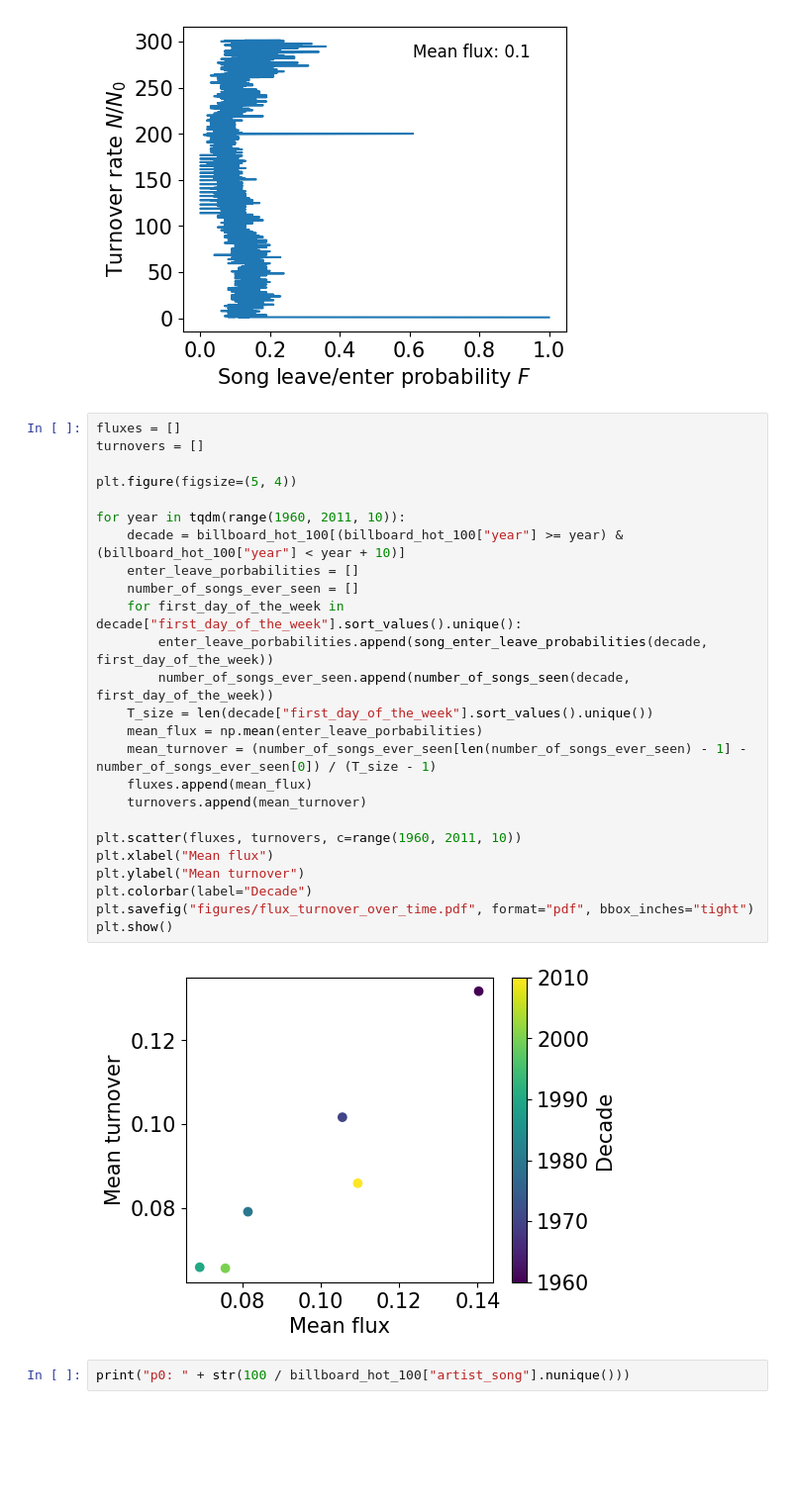
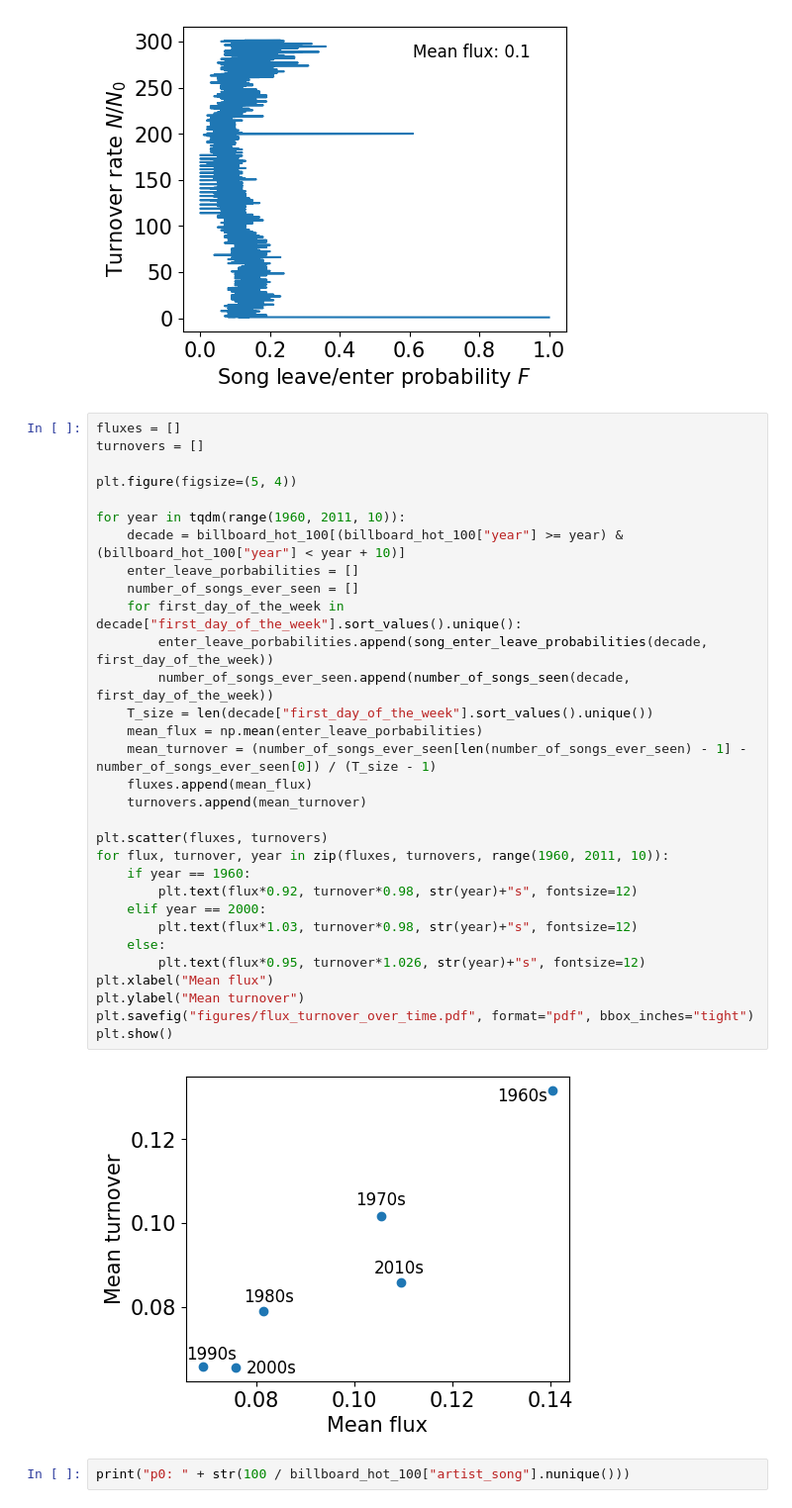
Before and after one commit to martalech/pop_charts_dynamics, a Jupyter notebook: ranking_dynamics_analysis.ipynb, the cells around one changed output. Shown at 99% size. Saved outputs shown, nothing was run; the diff lists cells and outputs as text; blank space fills up the shorter version.

Commit message:
Updated figures

```diff
--- a/ranking_dynamics_analysis.ipynb
+++ b/ranking_dynamics_analysis.ipynb
@@ -92,30 +92,36 @@ plt.show()
 # %%
 fluxes = []
 turnovers = []
 
 plt.figure(figsize=(5, 4))
 
 for year in tqdm(range(1960, 2011, 10)):
     decade = billboard_hot_100[(billboard_hot_100["year"] >= year) & (billboard_hot_100["year"] < year + 10)]
     enter_leave_porbabilities = []
     number_of_songs_ever_seen = []
     for first_day_of_the_week in decade["first_day_of_the_week"].sort_values().unique():
         enter_leave_porbabilities.append(song_enter_leave_probabilities(decade, first_day_of_the_week))
         number_of_songs_ever_seen.append(number_of_songs_seen(decade, first_day_of_the_week))
     T_size = len(decade["first_day_of_the_week"].sort_values().unique())
     mean_flux = np.mean(enter_leave_porbabilities)
     mean_turnover = (number_of_songs_ever_seen[len(number_of_songs_ever_seen) - 1] - number_of_songs_ever_seen[0]) / (T_size - 1)
     fluxes.append(mean_flux)
     turnovers.append(mean_turnover)
 
-plt.scatter(fluxes, turnovers, c=range(1960, 2011, 10))
+plt.scatter(fluxes, turnovers)
+for flux, turnover, year in zip(fluxes, turnovers, range(1960, 2011, 10)):
+    if year == 1960:
+        plt.text(flux*0.92, turnover*0.98, str(year)+"s", fontsize=12)
+    elif year == 2000:
+        plt.text(flux*1.03, turnover*0.98, str(year)+"s", fontsize=12)
+    else:
+        plt.text(flux*0.95, turnover*1.026, str(year)+"s", fontsize=12)
 plt.xlabel("Mean flux")
 plt.ylabel("Mean turnover")
-plt.colorbar(label="Decade")
 plt.savefig("figures/flux_turnover_over_time.pdf", format="pdf", bbox_inches="tight")
 plt.show()
 # %% [output]
-[figure, old version]
+[figure, new version]
 # %%
 print("p0: " + str(100 / billboard_hot_100["artist_song"].nunique()))
 # %% [output]
```
Also changed, not shown: 6 other files.
